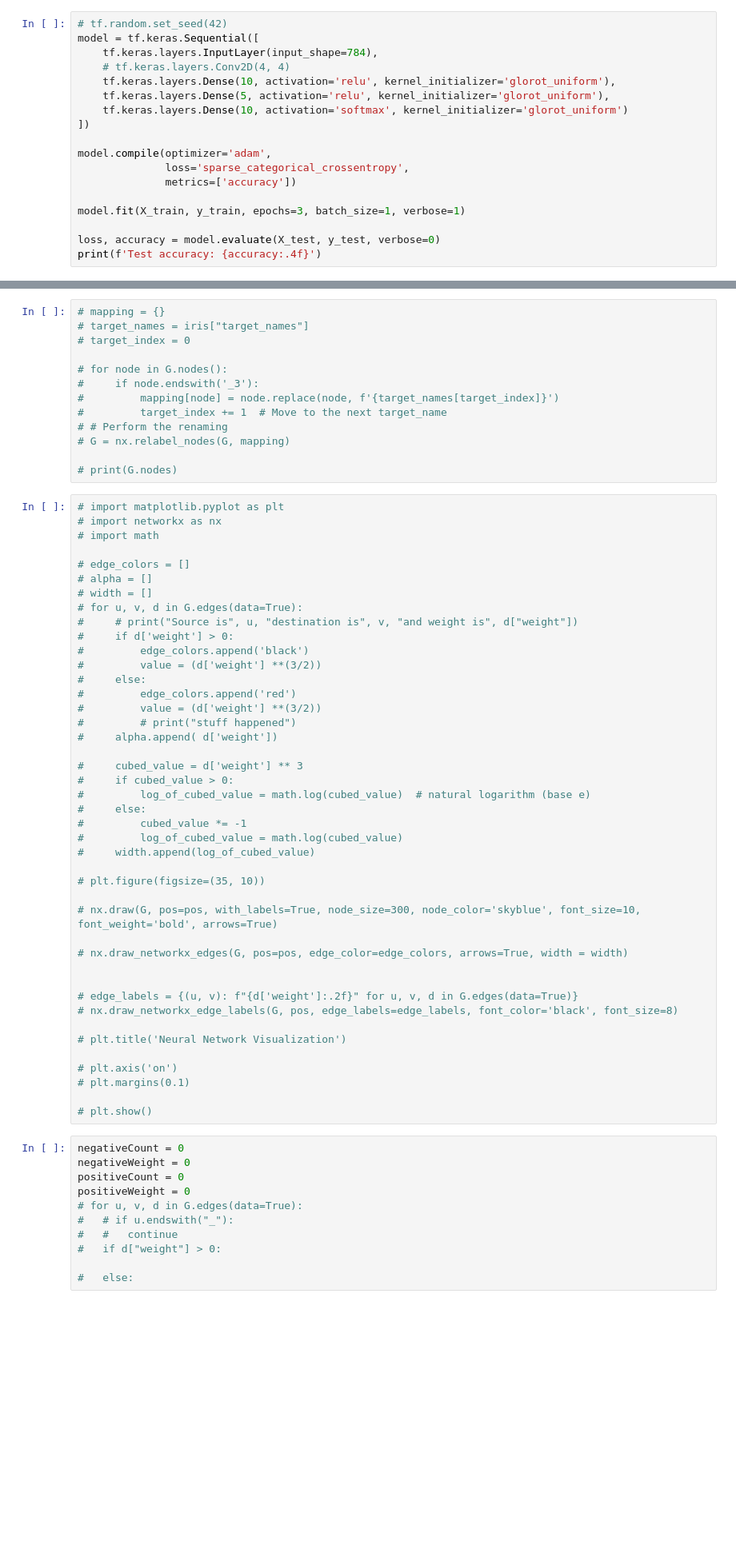
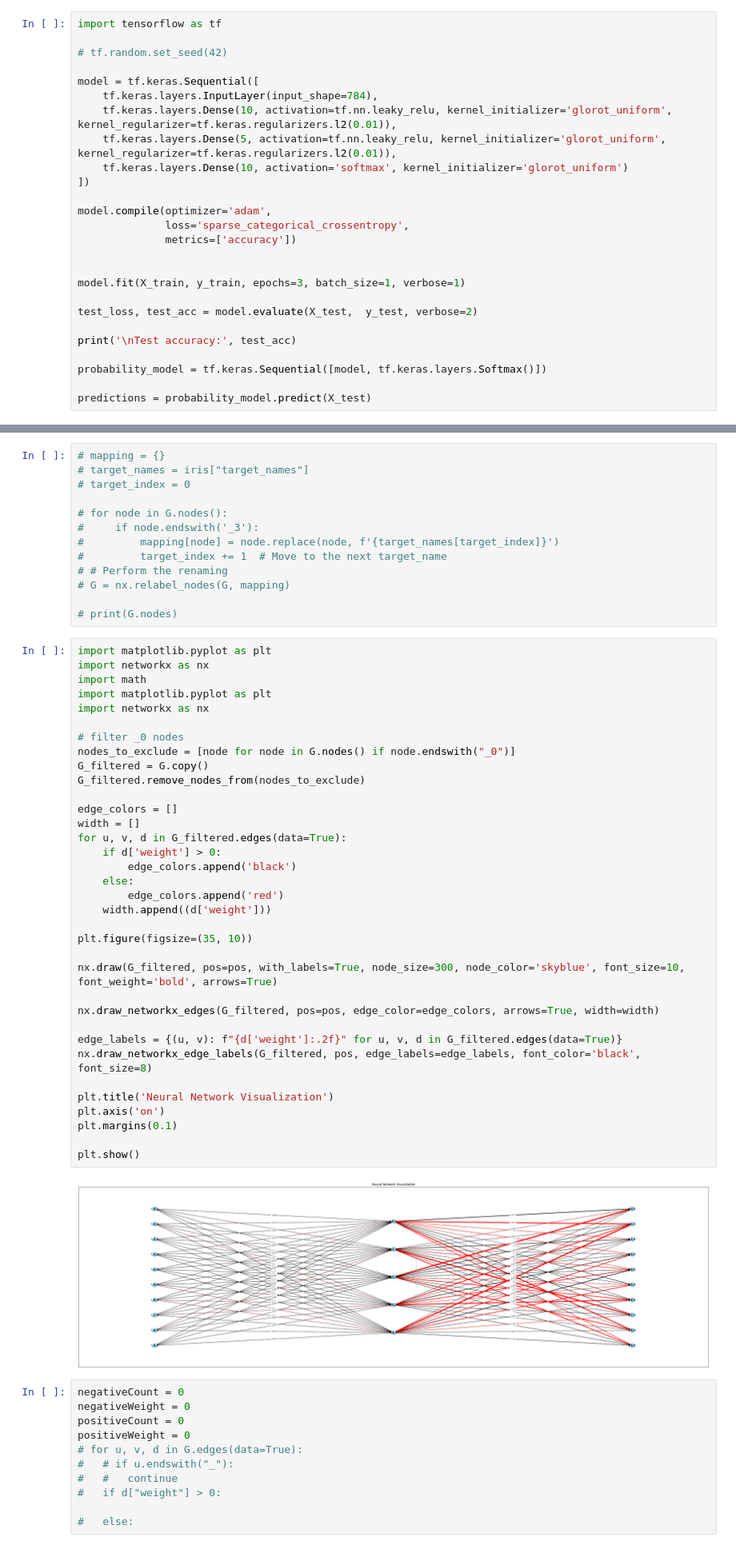
Before and after one commit to fahadsultan/dynamic-graph-viz, a Jupyter notebook: MNIST_Tensorflow_Trained_Ready_for_Graphing.ipynb, the cells around one changed output, grey strips where cells are left out. Shown at 80% size. Drawn from its saved outputs; the diff is of its cells as text; blank space fills up the shorter version.

Commit message:
MNIST graph updated better graphing and filtering

```diff
--- a/MNIST_Tensorflow_Trained_Ready_for_Graphing.ipynb
+++ b/MNIST_Tensorflow_Trained_Ready_for_Graphing.ipynb
@@ -14,12 +14,14 @@ X_train, X_test = X_train / 255.0, X_test / 255.0
 X_train = X_train.reshape((-1, 784))
 X_test = X_test.reshape((-1, 784))
 # %%
+import tensorflow as tf
+
 # tf.random.set_seed(42)
+
 model = tf.keras.Sequential([
     tf.keras.layers.InputLayer(input_shape=784),
-    # tf.keras.layers.Conv2D(4, 4)
-    tf.keras.layers.Dense(10, activation='relu', kernel_initializer='glorot_uniform'),
-    tf.keras.layers.Dense(5, activation='relu', kernel_initializer='glorot_uniform'),
+    tf.keras.layers.Dense(10, activation=tf.nn.leaky_relu, kernel_initializer='glorot_uniform', kernel_regularizer=tf.keras.regularizers.l2(0.01)),
+    tf.keras.layers.Dense(5, activation=tf.nn.leaky_relu, kernel_initializer='glorot_uniform', kernel_regularizer=tf.keras.regularizers.l2(0.01)),
     tf.keras.layers.Dense(10, activation='softmax', kernel_initializer='glorot_uniform')
 ])
 
@@ -27,9 +29,15 @@ model.compile(optimizer='adam',
               loss='sparse_categorical_crossentropy',
               metrics=['accuracy'])
 
+
 model.fit(X_train, y_train, epochs=3, batch_size=1, verbose=1)
 
-loss, accuracy = model.evaluate(X_test, y_test, verbose=0)
-print(f'Test accuracy: {accuracy:.4f}')
+test_loss, test_acc = model.evaluate(X_test,  y_test, verbose=2)
+
+print('\nTest accuracy:', test_acc)
+
+probability_model = tf.keras.Sequential([model, tf.keras.layers.Softmax()])
+
+predictions = probability_model.predict(X_test)
 # %% [output]
 Epoch 1/3
@@ -110,48 +145,42 @@ while i < len(weights): #gets weights associated with the a column
 
 # print(G.nodes)
 # %%
-# import matplotlib.pyplot as plt
-# import networkx as nx
-# import math
+import matplotlib.pyplot as plt
+import networkx as nx
+import math
+import matplotlib.pyplot as plt
+import networkx as nx
 
-# edge_colors = []
-# alpha = []
-# width = []
-# for u, v, d in G.edges(data=True):
-#     # print("Source is", u, "destination is", v, "and weight is", d["weight"])
-#     if d['weight'] > 0:
-#         edge_colors.append('black')
-#         value = (d['weight'] **(3/2))
-#     else:
-#         edge_colors.append('red')
-#         value = (d['weight'] **(3/2))
-#         # print("stuff happened")
-#     alpha.append( d['weight'])
+# filter _0 nodes
+nodes_to_exclude = [node for node in G.nodes() if node.endswith("_0")]
+G_filtered = G.copy()
+G_filtered.remove_nodes_from(nodes_to_exclude)
 
-#     cubed_value = d['weight'] ** 3
-#     if cubed_value > 0:
-#         log_of_cubed_value = math.log(cubed_value)  # natural logarithm (base e)
-#     else:
-#         cubed_value *= -1
-#         log_of_cubed_value = math.log(cubed_value)
-#     width.append(log_of_cubed_value)
+edge_colors = []
+width = []
+for u, v, d in G_filtered.edges(data=True):
+    if d['weight'] > 0:
+        edge_colors.append('black')
+    else:
+        edge_colors.append('red')
+    width.append((d['weight']))
 
-# plt.figure(figsize=(35, 10))
+plt.figure(figsize=(35, 10))
 
-# nx.draw(G, pos=pos, with_labels=True, node_size=300, node_color='skyblue', font_size=10, font_weight='bold', arrows=True)
+nx.draw(G_filtered, pos=pos, with_labels=True, node_size=300, node_color='skyblue', font_size=10, font_weight='bold', arrows=True)
 
-# nx.draw_networkx_edges(G, pos=pos, edge_color=edge_colors, arrows=True, width = width)
+nx.draw_networkx_edges(G_filtered, pos=pos, edge_color=edge_colors, arrows=True, width=width)
 
+edge_labels = {(u, v): f"{d['weight']:.2f}" for u, v, d in G_filtered.edges(data=True)}
+nx.draw_networkx_edge_labels(G_filtered, pos, edge_labels=edge_labels, font_color='black', font_size=8)
 
-# edge_labels = {(u, v): f"{d['weight']:.2f}" for u, v, d in G.edges(data=True)}
-# nx.draw_networkx_edge_labels(G, pos, edge_labels=edge_labels, font_color='black', font_size=8)
+plt.title('Neural Network Visualization')
+plt.axis('on')
+plt.margins(0.1)
 
-# plt.title('Neural Network Visualization')
-
-# plt.axis('on')
-# plt.margins(0.1)
-
-# plt.show()
+plt.show()
+# %% [output]
+[figure, added]
 # %%
 negativeCount = 0
 negativeWeight = 0
```
Also changed, not shown: parts of 7 cells of this notebook.
